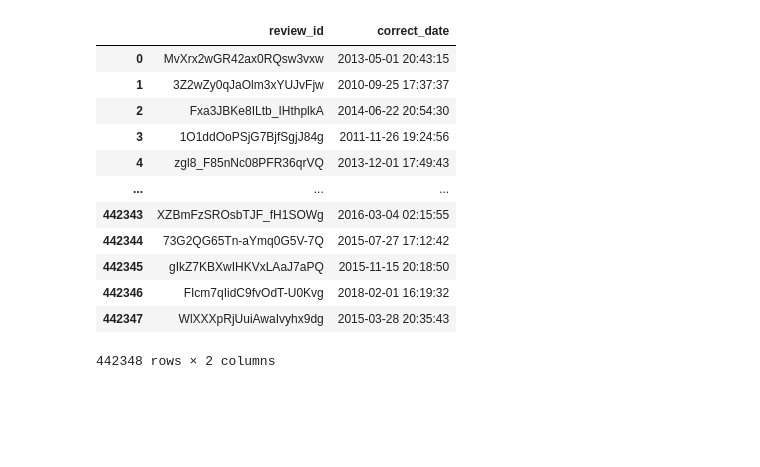
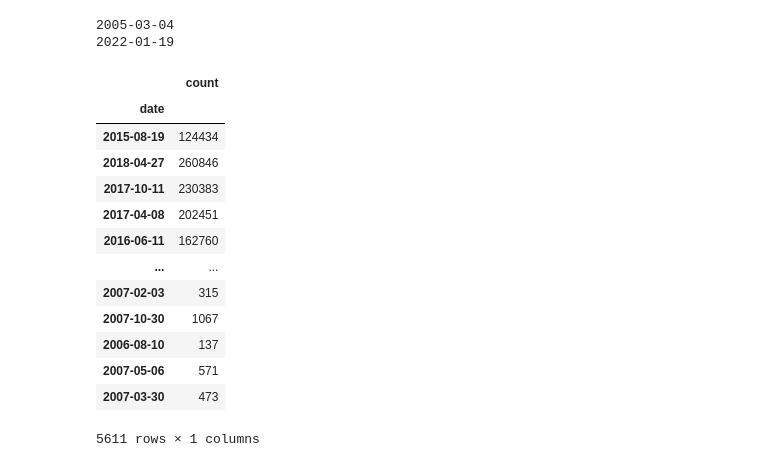
Before and after one commit to kaiwenh4/Stat170-Project, a Jupyter notebook: visualization/review_count_vs_trend.ipynb, the cells around one changed output. Drawn from its saved outputs; the diff is of its cells as text; code cells hidden in the pictures; blank space fills up the shorter version.

```diff
--- a/visualization/review_count_vs_trend.ipynb
+++ b/visualization/review_count_vs_trend.ipynb
@@ -21,17 +22,36 @@ pytrends.build_payload(kw_list, cat=0, timeframe='today 5-y', geo='US', gprop=''
 result_trend = pytrends.interest_over_time()
-# %%
-result
-# %% [output]
-|  | review_id | correct_date |
-| 0 | MvXrx2wGR42ax0RQsw3vxw | 2013-05-01 20:43:15 |
-| 1 | 3Z2wZy0qJaOlm3xYUJvFjw | 2010-09-25 17:37:37 |
-| 2 | Fxa3JBKe8ILtb_IHthplkA | 2014-06-22 20:54:30 |
-| 3 | 1O1ddOoPSjG7BjfSgjJ84g | 2011-11-26 19:24:56 |
-| 4 | zgl8_F85nNc08PFR36qrVQ | 2013-12-01 17:49:43 |
-| ... | ... | ... |
-| 442343 | XZBmFzSROsbTJF_fH1SOWg | 2016-03-04 02:15:55 |
-| 442344 | 73G2QG65Tn-aYmq0G5V-7Q | 2015-07-27 17:12:42 |
-| 442345 | gIkZ7KBXwIHKVxLAaJ7aPQ | 2015-11-15 20:18:50 |
-| 442346 | FIcm7qIidC9fvOdT-U0Kvg | 2018-02-01 16:19:32 |
-| 442347 | WlXXXpRjUuiAwaIvyhx9dg | 2015-03-28 20:35:43 |
-442348 rows × 2 columns
+# %%
+review_count = defaultdict(int)
+str(result_review.correct_date[0].date())
+for i in result_review.correct_date:
+    review_count[i.date()] += 1
+
+pre_value = 0
+for i in sorted(list(review_count.keys())):
+    review_count[i] += pre_value
+    pre_value = review_count[i]
+
+# oldest
+print(sorted(list(review_count.keys()))[0])
+# latest
+print(sorted(list(review_count.keys()))[-1])
+review_df = pd.DataFrame(review_count, index = ['count']).T
+review_df.index.name = 'date'
+review_df
+# %% [output]
+2005-03-04
+2022-01-19
+|  | count |
+| date |  |
+| 2015-08-19 | 124434 |
+| 2018-04-27 | 260846 |
+| 2017-10-11 | 230383 |
+| 2017-04-08 | 202451 |
+| 2016-06-11 | 162760 |
+| ... | ... |
+| 2007-02-03 | 315 |
+| 2007-10-30 | 1067 |
+| 2006-08-10 | 137 |
+| 2007-05-06 | 571 |
+| 2007-03-30 | 473 |
+5611 rows × 1 columns
```
Also changed, not shown: parts of 4 cells of this notebook.
